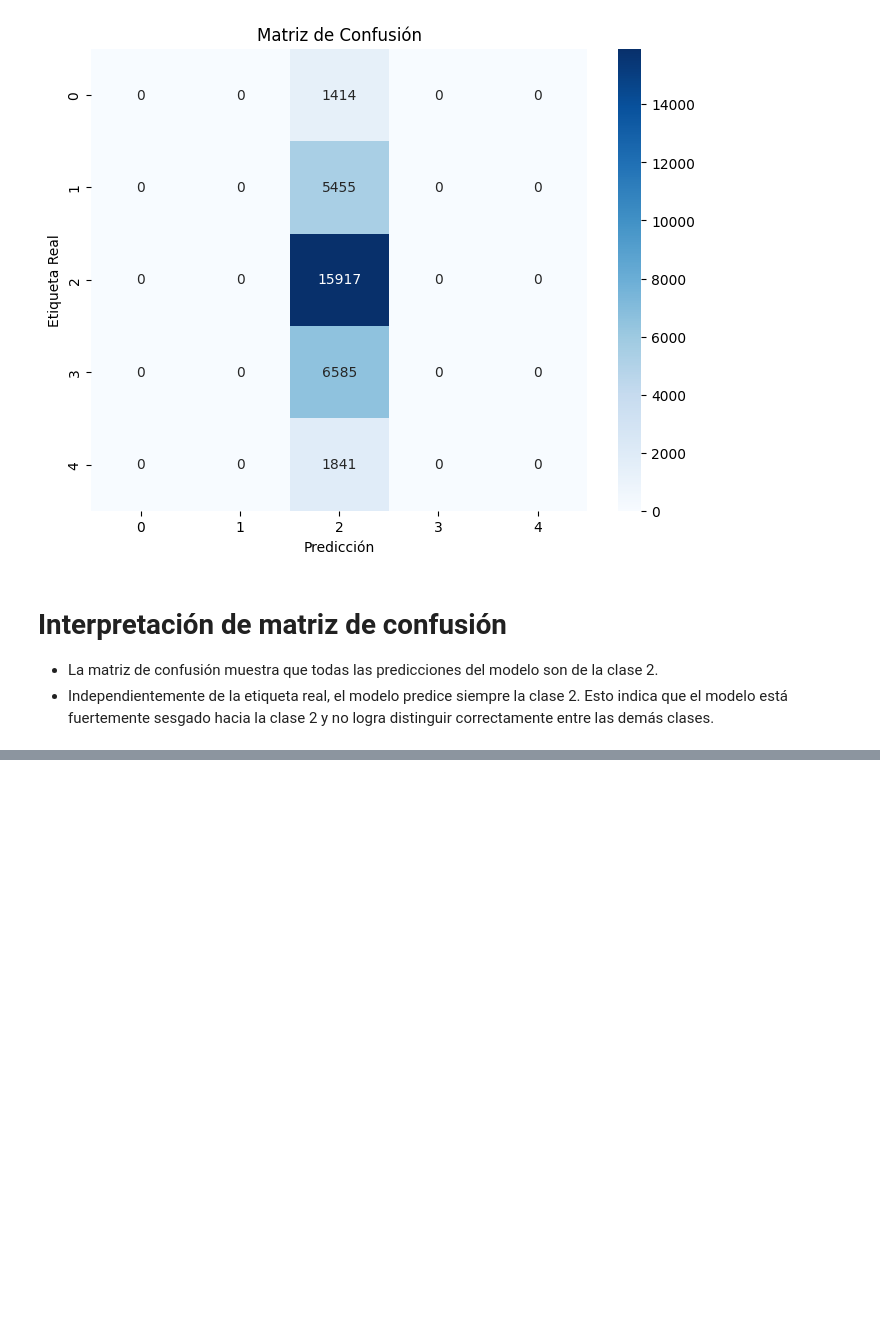
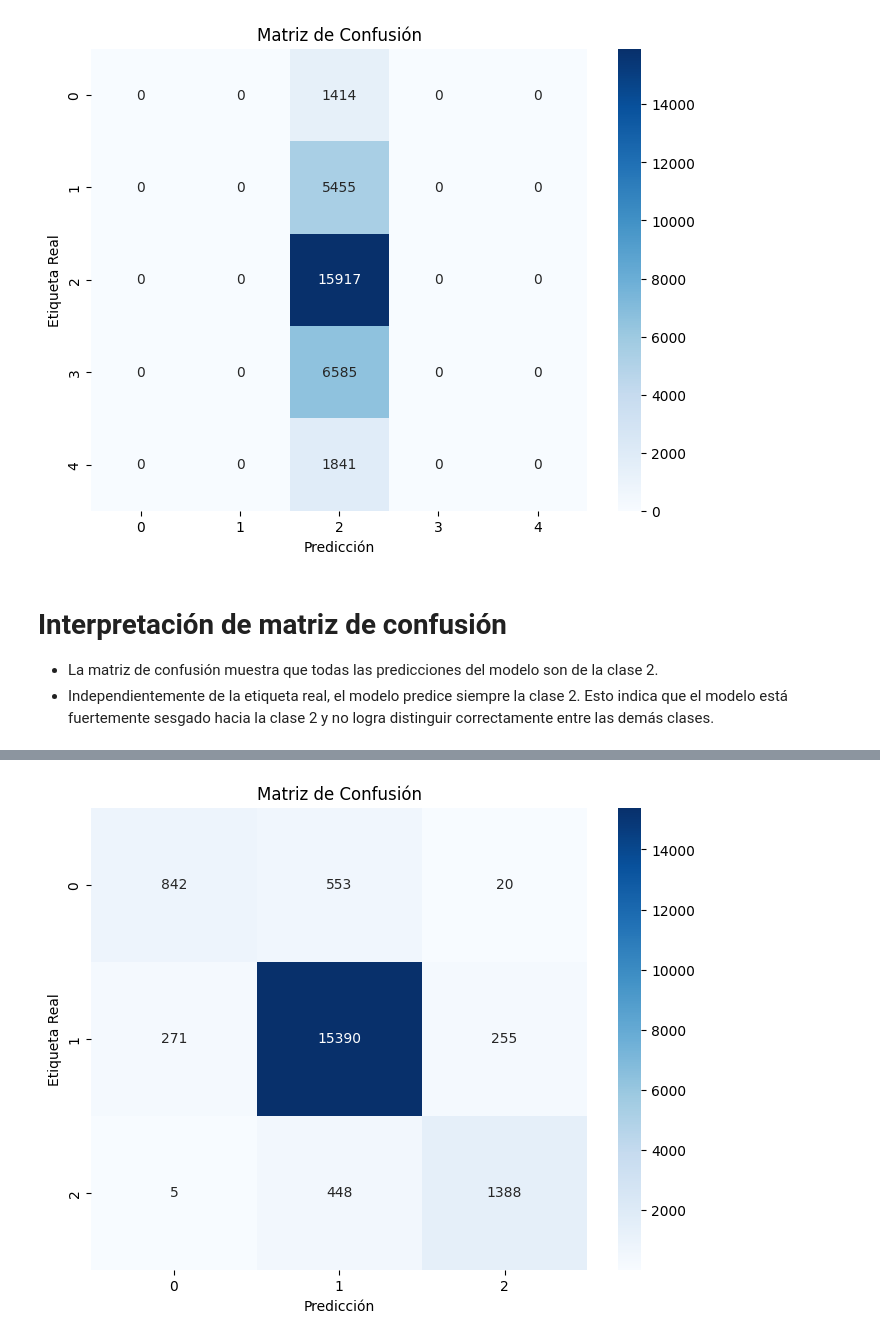
Before and after one commit to EdwinDavid98/NLP, a Jupyter notebook: LSTM_LIGHTNING.ipynb, the cells around one changed output, grey strips where cells are left out. Saved outputs shown, nothing was run; the diff lists cells and outputs as text; code cells hidden in the pictures; blank space fills up the shorter version.

```diff
--- a/LSTM_LIGHTNING.ipynb
+++ b/LSTM_LIGHTNING.ipynb
@@ -388,0 +839,9 @@ Esto indica que el modelo está fuertemente sesgado hacia la clase 2 y no logra
+# %%
+# Inicialización del modelo GRU y el DataModule
+vocab_size = MAX_NUM_WORDS
+embedding_dim = 128
+hidden_size = 128
+num_classes = 3  # 3 clases (0, 1, 2)
+batch_size = 32
+learning_rate = 0.001
+dropout_prob = 0.2
@@ -388,0 +969,16 @@ Esto indica que el modelo está fuertemente sesgado hacia la clase 2 y no logra
+# %%
+from sklearn.metrics import f1_score, confusion_matrix
+import seaborn as sns
+
+# Crear la matriz de confusión
+cm = confusion_matrix(all_labels, all_preds)
+
+# Visualizar la matriz de confusión con seaborn
+plt.figure(figsize=(8, 6))
+sns.heatmap(cm, annot=True, fmt='d', cmap='Blues', xticklabels=range(num_classes), yticklabels=range(num_classes))
+plt.title('Matriz de Confusión')
+plt.xlabel('Predicción')
+plt.ylabel('Etiqueta Real')
+plt.show()
+# %% [output]
+[figure, added]
```
Also changed, not shown: parts of 34 cells of this notebook.
